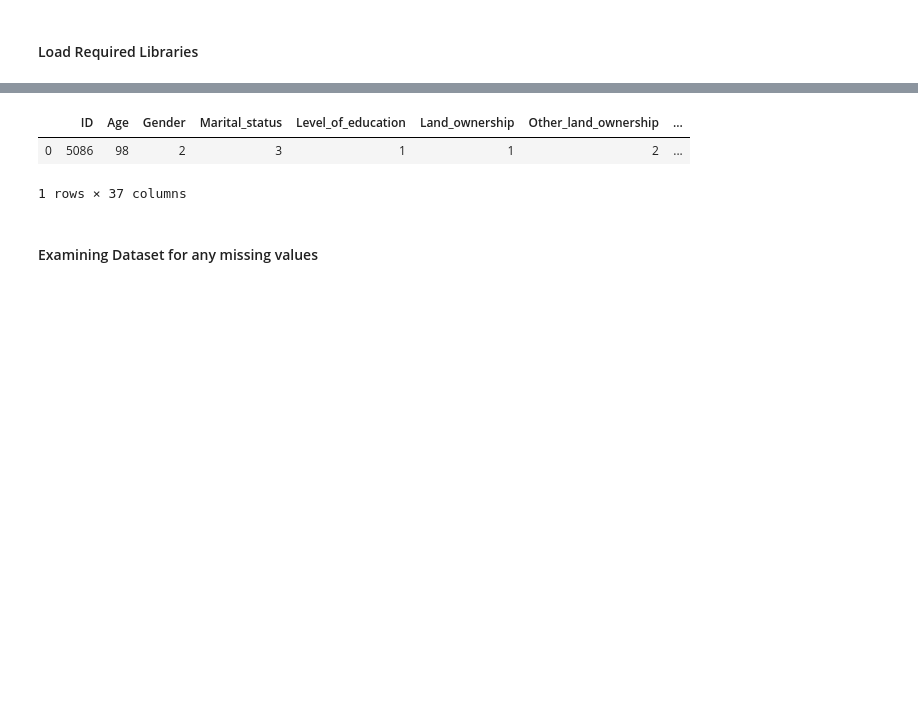
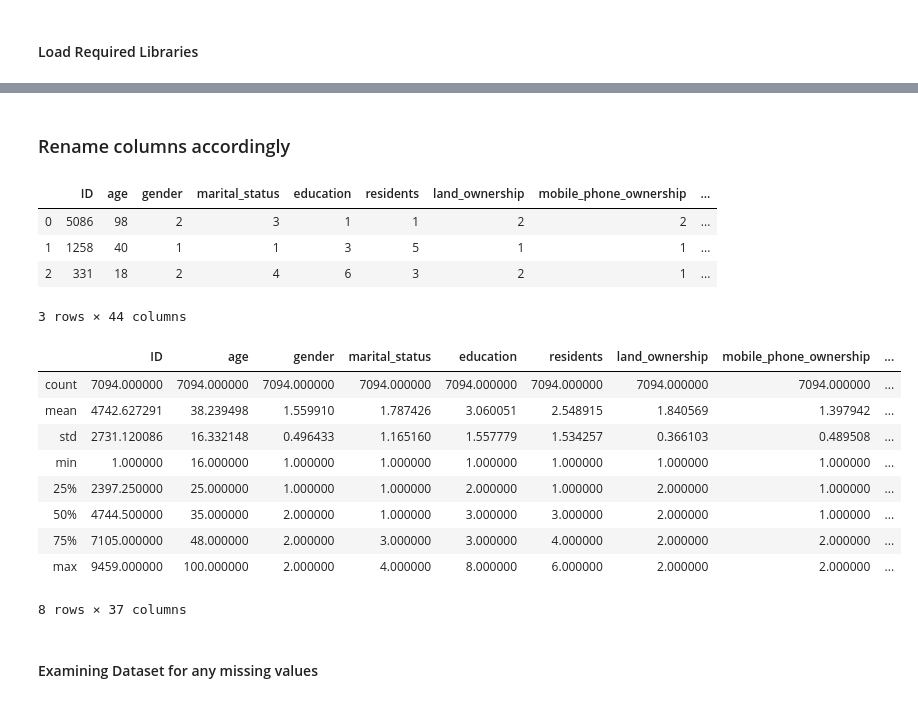
Before and after one commit to MphoKhotleng/Data-Visualization, a Jupyter notebook: Data_Viz_Fin_Services.ipynb, the cells around one changed output, grey strips where cells are left out. Cells and saved outputs as stored; diff of their text form; code cells hidden in the pictures; blank space fills up the shorter version.

```diff
--- a/Data_Viz_Fin_Services.ipynb
+++ b/Data_Viz_Fin_Services.ipynb
@@ -28,0 +20,2 @@ tanz = tanz.rename(columns ={'Q1':'Age','Q2':'Gender','Q3':'Marital_status','Q4'
+# %% [markdown]
+### Rename columns accordingly
@@ -29,15 +109,30 @@ tanz = tanz.rename(columns ={'Q1':'Age','Q2':'Gender','Q3':'Marital_status','Q4'
 # %%
-tanz.head(1)
+tanz.head(3)
 # %% [output]
-|  | ID | Age | Gender | Marital_status | Level_of_education | Land_ownership | Other_land_ownership | ... |
-| 0 | 5086 | 98 | 2 | 3 | 1 | 1 | 2 | ... |
+|  | ID | age | gender | marital_status | education | residents | land_ownership | mobile_phone_ownership | ... |
+| 0 | 5086 | 98 | 2 | 3 | 1 | 1 | 2 | 2 | ... |
+| 1 | 1258 | 40 | 1 | 1 | 3 | 5 | 1 | 1 | ... |
+| 2 | 331 | 18 | 2 | 4 | 6 | 3 | 2 | 1 | ... |
-1 rows × 37 columns
+3 rows × 44 columns
 # %%
 date = {-1:'N/A',1:'Yesterday/Today',2:'Past 7 days',3:'Past 30 days',4:'Past 90 days',5:'More than 90 days but less than 6 months',6:'6 months or longer'}
 tanz['sending_money_out_date']=tanz.sending_money_out_date.map(date)
 # %%
 received = {-1:'N/A',1:'Yesterday/Today',2:'Past 7 days',3:'Past 30 days',4:'Past 90 days',5:'More than 90 days but less than 6 months',6:'6 months or longer'}
 tanz['recent_date_money_recieved']=tanz.recent_date_money_recieved.map(received)
+# %%
+tanz.describe()
+# %% [output]
+|  | ID | age | gender | marital_status | education | residents | land_ownership | mobile_phone_ownership | ... |
+| count | 7094.000000 | 7094.000000 | 7094.000000 | 7094.000000 | 7094.000000 | 7094.000000 | 7094.000000 | 7094.000000 | ... |
+| mean | 4742.627291 | 38.239498 | 1.559910 | 1.787426 | 3.060051 | 2.548915 | 1.840569 | 1.397942 | ... |
+| std | 2731.120086 | 16.332148 | 0.496433 | 1.165160 | 1.557779 | 1.534257 | 0.366103 | 0.489508 | ... |
+| min | 1.000000 | 16.000000 | 1.000000 | 1.000000 | 1.000000 | 1.000000 | 1.000000 | 1.000000 | ... |
+| 25% | 2397.250000 | 25.000000 | 1.000000 | 1.000000 | 2.000000 | 1.000000 | 2.000000 | 1.000000 | ... |
+| 50% | 4744.500000 | 35.000000 | 2.000000 | 1.000000 | 3.000000 | 3.000000 | 2.000000 | 1.000000 | ... |
+| 75% | 7105.000000 | 48.000000 | 2.000000 | 3.000000 | 3.000000 | 4.000000 | 2.000000 | 2.000000 | ... |
+| max | 9459.000000 | 100.000000 | 2.000000 | 4.000000 | 8.000000 | 6.000000 | 2.000000 | 2.000000 | ... |
+8 rows × 37 columns
 # %% [markdown]
 #### Examining Dataset for any missing values
 # %%
```
Also changed, not shown: parts of 18 cells of this notebook.
